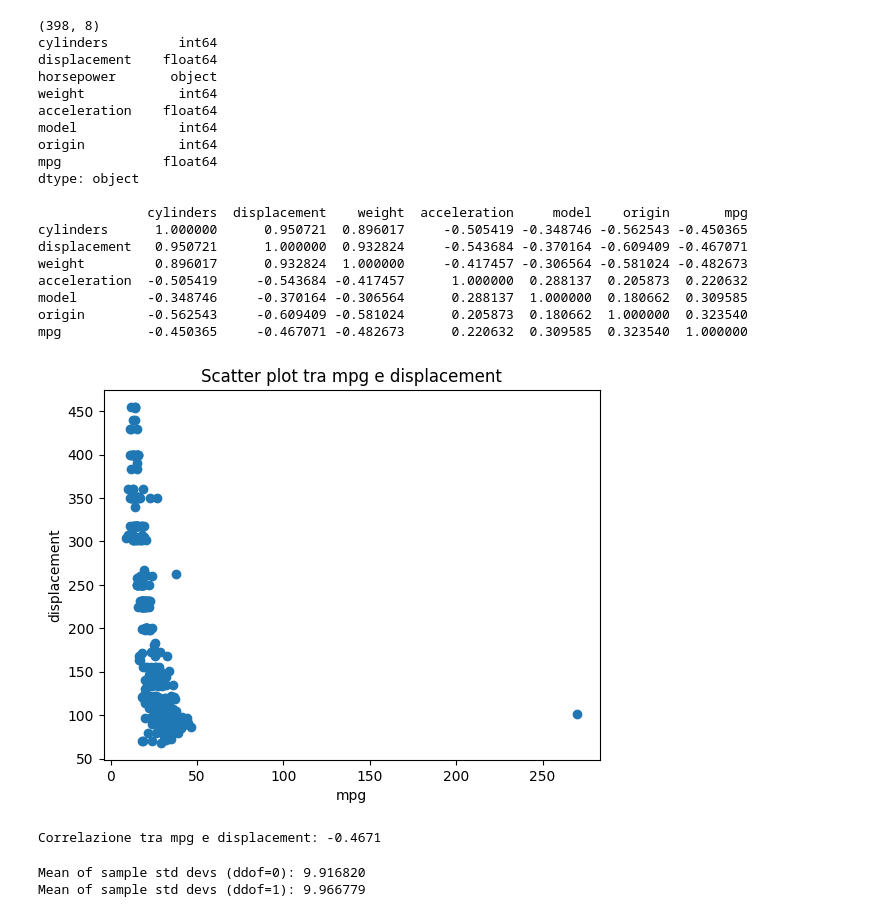
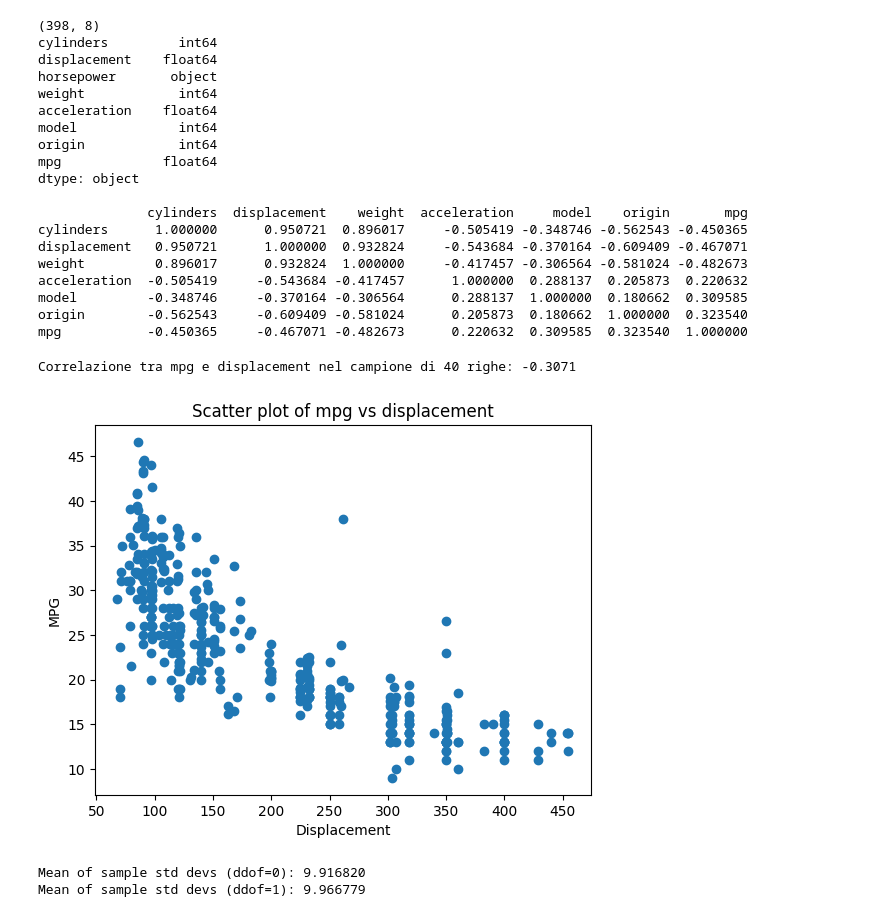
Before and after one commit to mmamei/DSM-AIDS--RE-, a Jupyter notebook: CODE/statistics/0. stats_2.ipynb, the cells around one changed output. Drawn from its saved outputs; the diff is of its cells as text; code cells hidden in the pictures.

```diff
--- a/CODE/statistics/0. stats_2.ipynb
+++ b/CODE/statistics/0. stats_2.ipynb
@@ -128,25 +128,30 @@ acceleration  -0.505419     -0.543684 -0.417457      1.000000  0.288137  0.20587
 model         -0.348746     -0.370164 -0.306564      0.288137  1.000000  0.180662  0.309585
 origin        -0.562543     -0.609409 -0.581024      0.205873  0.180662  1.000000  0.323540
 mpg           -0.450365     -0.467071 -0.482673      0.220632  0.309585  0.323540  1.000000
-# %%
-
-# rimuovi le righe cone mpg > 200
-#df_mpg = df_mpg[df_mpg['mpg'] <= 200]
-
-# fai uno scatter plot tra mpg e displacement, con titolo e label sugli assi
-import matplotlib.pyplot as plt
-plt.scatter(df_mpg['mpg'], df_mpg['displacement'])
-plt.title('Scatter plot tra mpg e displacement')
-plt.xlabel('mpg')
-plt.ylabel('displacement')
-plt.show()
-
-# calcola la correlazione tra mpg e displacement
-corr_mpg_disp = df_mpg['mpg'].corr(df_mpg['displacement'])
-print(f"Correlazione tra mpg e displacement: {corr_mpg_disp:.4f}")
-# %% [output]
-[figure, removed]
-Correlazione tra mpg e displacement: -0.4671
+# %%
+# create a sample of the data with 40 rows and compute corr between mpg and displacement
+
+sample_df = df_mpg.sample(n=40)
+sample_corr = sample_df['mpg'].corr(sample_df['displacement'])
+print(f"Correlazione tra mpg e displacement nel campione di 40 righe: {sample_corr:.4f}")
+# %% [output]
+Correlazione tra mpg e displacement nel campione di 40 righe: -0.3071
+# %%
+# remore rows with mpg > 200
+
+df_mpg = df_mpg[df_mpg['mpg'] <= 200]
+# %%
+# plot a scatter plot of mpg vs displacement for the whole dataset
+
+import matplotlib.pyplot as plt
+
+plt.scatter(df_mpg['displacement'], df_mpg['mpg'])
+plt.title('Scatter plot of mpg vs displacement')
+plt.xlabel('Displacement')
+plt.ylabel('MPG')
+plt.show()
+# %% [output]
+[figure, added]
 # %%
 import numpy as np
 
```
Also changed, not shown: 2 other files.
